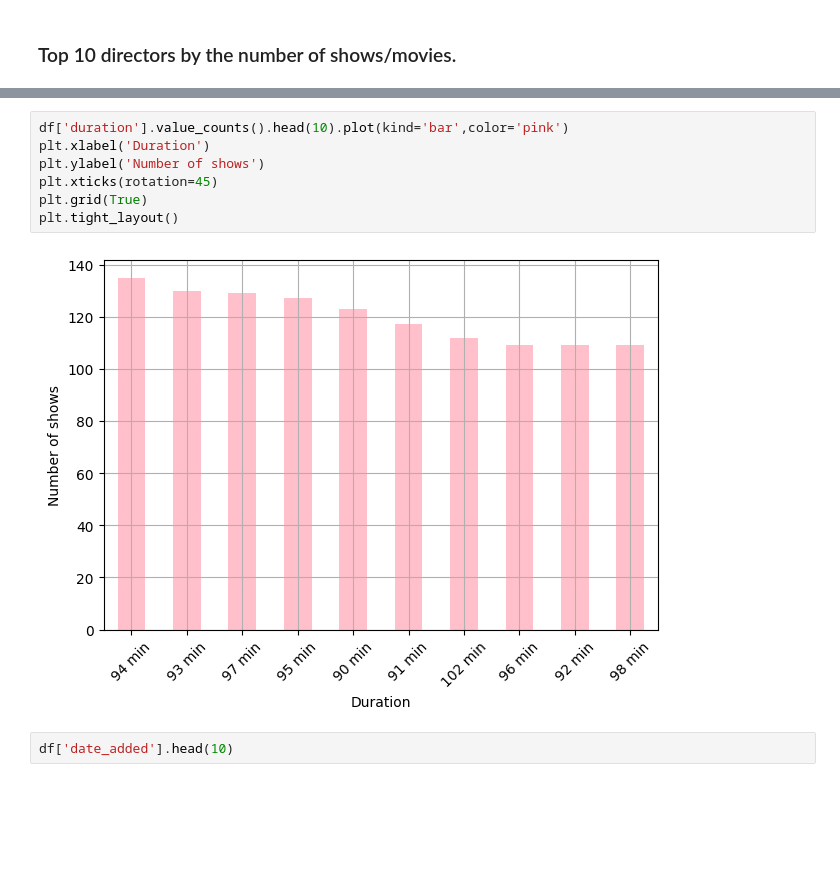
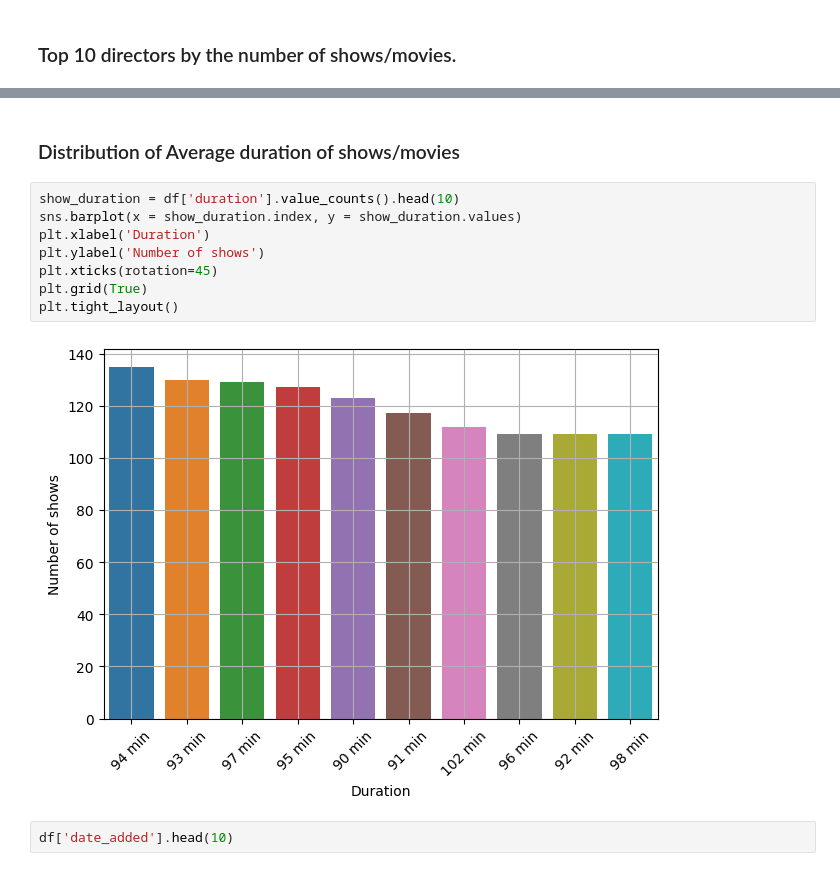
Before and after one commit to Jitesh117/netflix_data_analysis, a Jupyter notebook: analysis.ipynb, the cells around one changed output, grey strips where cells are left out. Cells and saved outputs as stored; diff of their text form; blank space fills up the shorter version.

```diff
--- a/analysis.ipynb
+++ b/analysis.ipynb
@@ -154,12 +160,15 @@ Text(0, 0.5, 'Number of shows')
+# %% [markdown]
+### Distribution of Average duration of shows/movies
 # %%
-df['duration'].value_counts().head(10).plot(kind='bar',color='pink')
+show_duration = df['duration'].value_counts().head(10)
+sns.barplot(x = show_duration.index, y = show_duration.values)
 plt.xlabel('Duration')
 plt.ylabel('Number of shows')
 plt.xticks(rotation=45)
 plt.grid(True)
 plt.tight_layout()
 # %% [output]
-[figure, old version]
+[figure, new version]
 # %%
 df['date_added'].head(10)
 # %% [output]
```
Also changed, not shown: parts of 13 cells of this notebook.
